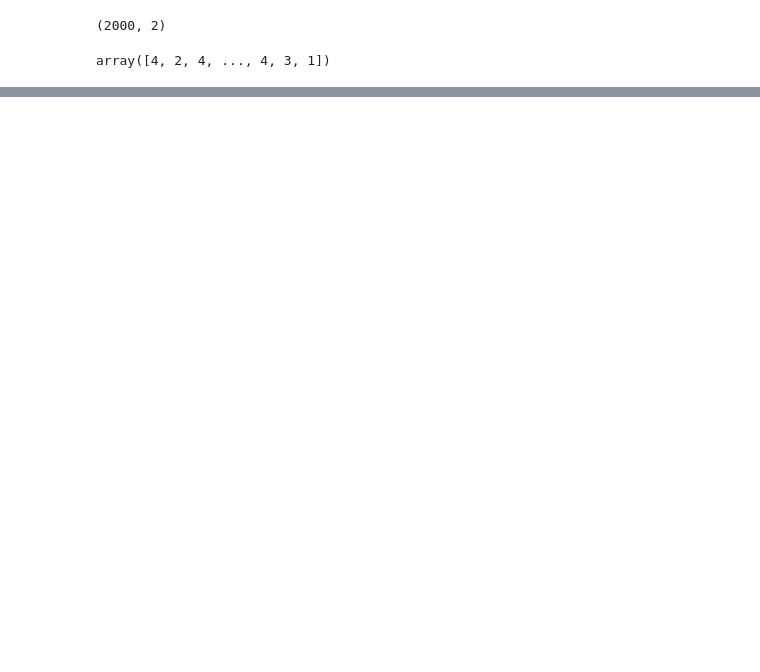
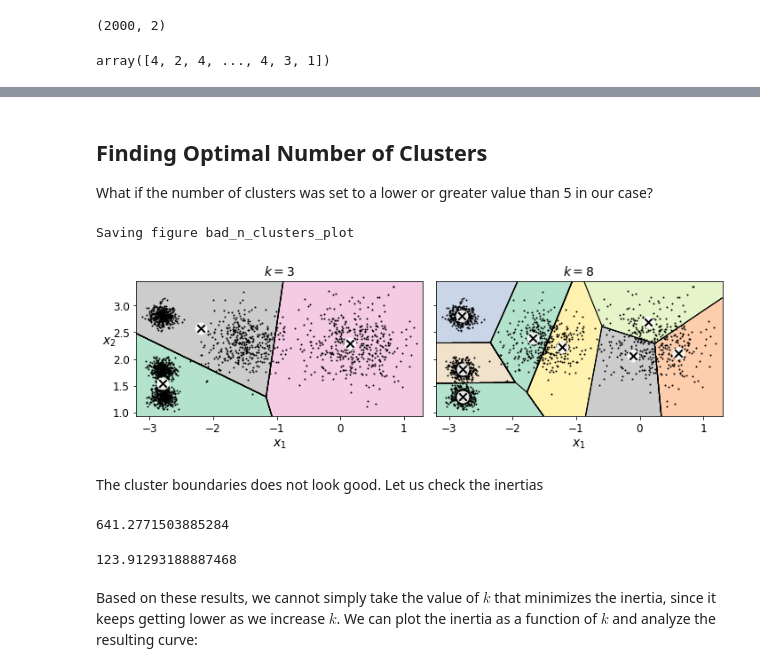
Before and after one commit to marts-dev/handsOnML, a Jupyter notebook: UnsupervisedLearningPractice.ipynb, the cells around one changed output, grey strips where cells are left out. Saved outputs shown, nothing was run; the diff lists cells and outputs as text; code cells hidden in the pictures; blank space fills up the shorter version.

```diff
--- a/UnsupervisedLearningPractice.ipynb
+++ b/UnsupervisedLearningPractice.ipynb
@@ -376,0 +421,5 @@ array([4, 2, 4, ..., 4, 3, 1])
+# %%
+good_init = np.array([[-3, 3], [-3, 2], [-3, 1], [-1, 2], [0, 2]])
+kmeans = KMeans(n_clusters=5, init=good_init, n_init=1, random_state=42)
+kmeans.fit(X)
+kmeans.inertia_
@@ -376,0 +448,3 @@ array([4, 2, 4, ..., 4, 3, 1])
+# %%
+minibatch_kmeans = MiniBatchKMeans(n_clusters=5, random_state=2022)
+minibatch_kmeans.fit(X)
@@ -376,0 +578,26 @@ array([4, 2, 4, ..., 4, 3, 1])
+# %% [markdown]
+## Finding Optimal Number of Clusters
+What if the number of clusters was set to a lower or greater value than 5 in our case?
+# %%
+kmeans_k3 = KMeans(n_clusters=3, random_state=42)
+kmeans_k8 = KMeans(n_clusters=8, random_state=42)
+
+plot_clusterer_comparison(kmeans_k3, kmeans_k8, X, "$k=3$", "$k=8$")
+save_fig("bad_n_clusters_plot")
+plt.show()
+# %% [output]
+Saving figure bad_n_clusters_plot
+[figure, added]
+# %% [markdown]
+The cluster boundaries does not look good. Let us check the inertias
+# %%
+kmeans_k3.inertia_
+# %% [output]
+641.2771503885284
+# %%
+kmeans_k8.inertia_
+# %% [output]
+123.91293188887468
+# %% [markdown]
+Based on these results, we cannot simply take the value of $k$ that minimizes the inertia, since it keeps getting lower as we increase $k$.
+We can plot the inertia as a function of $k$ and analyze the resulting curve:
```
Also changed, not shown: parts of 55 cells of this notebook.
